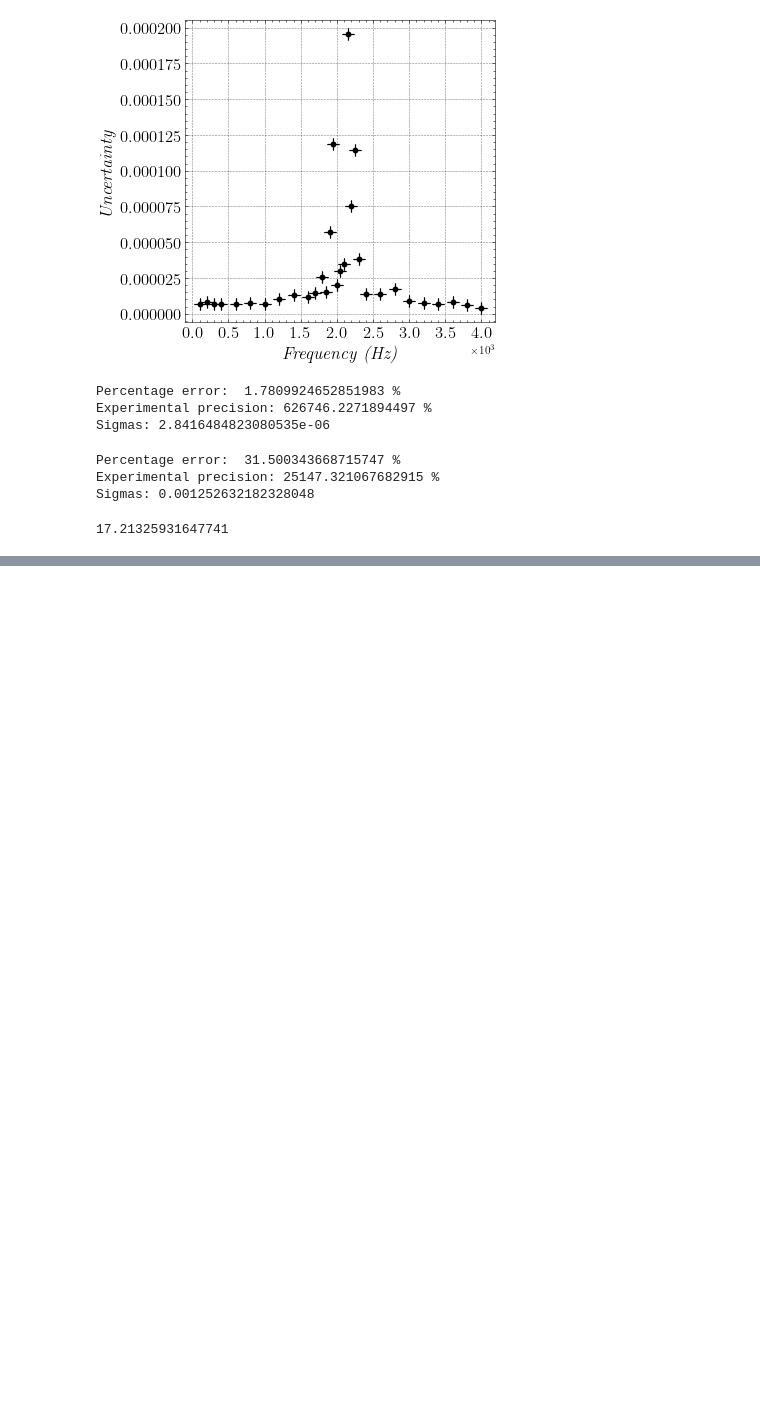
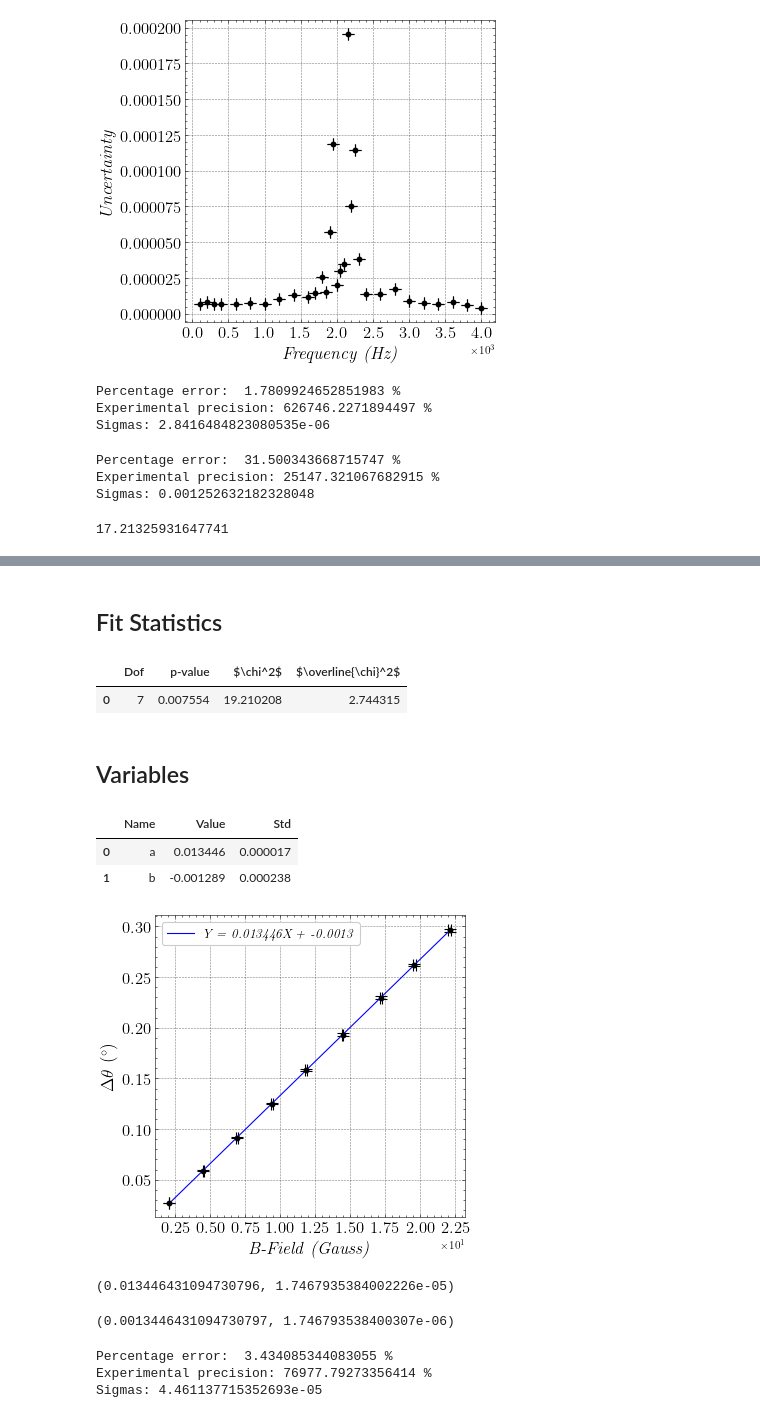
Before and after one commit to rvizarreta/AdvancedLab, a Jupyter notebook: 4. Polarization Rotation/AC.ipynb, the cells around one changed output, grey strips where cells are left out. Cells and saved outputs as stored; diff of their text form; code cells hidden in the pictures; blank space fills up the shorter version.

```diff
--- a/4. Polarization Rotation/AC.ipynb
+++ b/4. Polarization Rotation/AC.ipynb
@@ -290,0 +347,27 @@ Sigmas: 0.001252632182328048
+# %%
+sensitivity = 2 #mV
+I0, dI0 = 107, 0.5 # mA
+resistance = 2 # Ohms
+AC_voltage = lambda params : (params[0]/10)*sensitivity # mV [v]
+slope, delta_slope = 100.717582, 0.312282 # Gauss/Amp
+d_0 = lambda params : 0.5*(params[1]/params[0])*180/np.pi # Degrees [I, Delta_I]
+current = lambda params : params[0]*1e-3/resistance # Amps [RMS]
+B = lambda params : params[0]*params[1] # [slope, current]
+# %%
+# READING THE DATA FROM GOOGLE SHEETS ---------------------------------------
+googleSheetId = '1ArdS5-85nVQrc0nXAWkhlrrFFfuVR3TgFWdC-nMVErU'
+workSheetName = 'AC_Day3'
+URL = 'https://docs.google.com/spreadsheets/d/{0}/gviz/tq?tqx=out:csv&sheet={1}'.format(googleSheetId, workSheetName)
+df = pd.read_csv(URL)
+df = df.iloc[: , 1:6]
+
+# CALCULATIONS
+df['AC Voltage (mV)'] = df.apply(lambda x: AC_voltage([x['Monitor Voltage V']]), axis=1)
+df['dAC (mV)'] = df.apply(lambda x: uncertainty_var([x['Monitor Voltage V']], [x['Uncertanty']], AC_voltage), axis=1)
+df['Angle (degrees)'] = df.apply(lambda x: d_0([I0, x['AC Voltage (mV)']]), axis=1)
+df['Delta Angle (degrees)'] = df.apply(lambda x: uncertainty_var([I0, x['AC Voltage (mV)']], [dI0, x['dAC (mV)']], d_0), axis=1)
+df['AC Current (A)'] = df.apply(lambda x: current([x['RMS Voltage mV']]), axis=1)
+df['Delta AC Current (A)'] = df.apply(lambda x: uncertainty_var([x['RMS Voltage mV']], [x['Uncertainty mV']], current), axis=1)
+df['B (Gauss)'] = df.apply(lambda x: B([slope, x['AC Current (A)']]), axis=1)
+df['delta B (Gauss)'] = df.apply(lambda x: uncertainty_var([slope, x['AC Current (A)']], [delta_slope, x['Delta AC Current (A)']], B), axis=1)
+df
@@ -290,0 +385,37 @@ Sigmas: 0.001252632182328048
+# %%
+# PLOTTING OUR DATA FOR POSITIVE CURRENTS---------------------------------------
+linear = lambda x, a, b : a*x + b
+xdata, ydata, error_x, error_y = df['B (Gauss)'], df['Angle (degrees)'], df['delta B (Gauss)'], df['Delta Angle (degrees)']
+result = FUNCTION_FIT_linear(xdata, ydata, error_x, error_y, 'blue', 'B-Field (Gauss)', r'$\Delta  \theta \ (^\circ)$', linear)
+# %% [output]
+## Fit Statistics
+|  | Dof | p-value | $\chi^2$ | $\overline{\chi}^2$ |
+| 0 | 7 | 0.007554 | 19.210208 | 2.744315 |
+## Variables
+|  | Name | Value | Std |
+| 0 | a | 0.013446 | 0.000017 |
+| 1 | b | -0.001289 | 0.000238 |
+[figure, added]
+# %%
+a1, da1 = result[0], result[2]
+a1, da1
+# %% [output]
+(0.013446431094730796, 1.7467935384002226e-05)
+# %%
+verdet = lambda params : params[0]/10 # params = [slope]
+verdet_exp, verdet_unc = verdet([a1]), uncertainty_var([a1], [da1], verdet)
+verdet_exp, verdet_unc
+# %% [output]
+(0.0013446431094730797, 1.746793538400307e-06)
+# %%
+# DETERMING THE %ERROR
+verdet_theor = 0.0013
+error = abs((verdet_exp-verdet_theor)/verdet_theor)*100
+print("Percentage error: ", error, "%")
+exp_precision = 100*verdet_exp/verdet_unc
+print('Experimental precision:', exp_precision, '%')
+print('Sigmas:', error/exp_precision)
+# %% [output]
+Percentage error:  3.434085344083055 %
+Experimental precision: 76977.79273356414 %
+Sigmas: 4.461137715352693e-05
```
Also changed, not shown: parts of 3 cells of this notebook, 3 other files.
